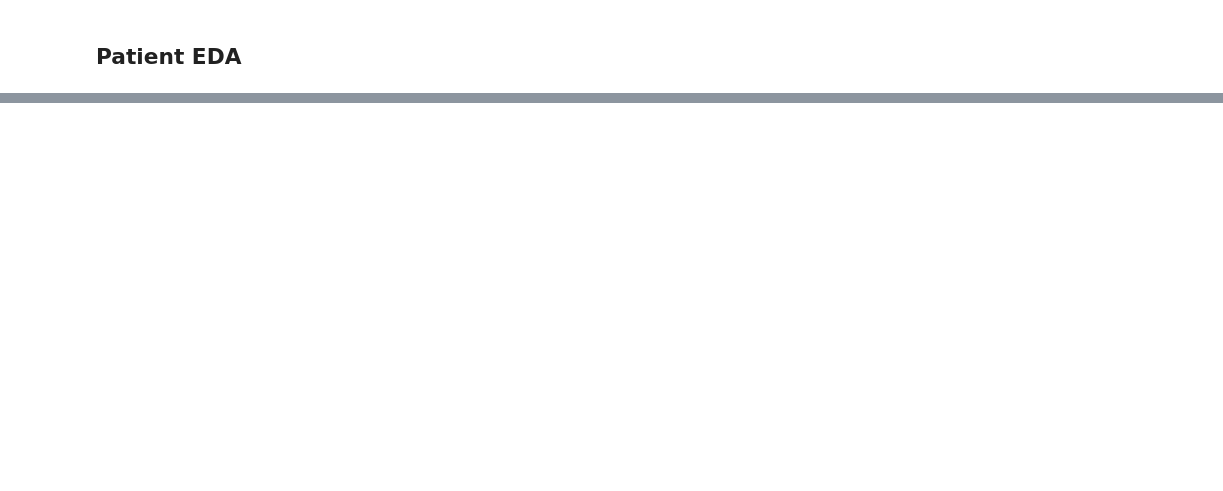
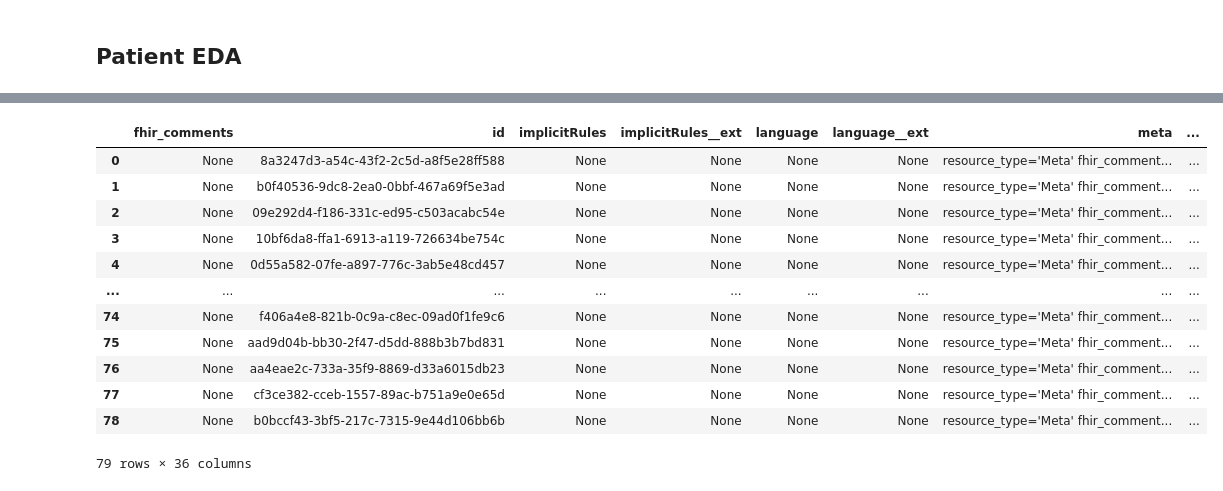
Before and after one commit to JoshuaStapleton21/exa-data-eng-assessment, a Jupyter notebook: EDA/FHIR_data_eda.ipynb, the cells around one changed output, grey strips where cells are left out. Drawn from its saved outputs; the diff is of its cells as text; code cells hidden in the pictures; blank space fills up the shorter version.

```diff
--- a/EDA/FHIR_data_eda.ipynb
+++ b/EDA/FHIR_data_eda.ipynb
@@ -37,15 +41,21 @@ print(set([e.resource.resource_type for e in bundle.entry]))
 # %% [markdown]
 ## Patient EDA
 # %%
-# extract the patient data
+# extract the patient data for the single example
 from fhir.resources.patient import Patient
 
 patient = Patient.parse_obj(bundle.entry[0].resource)
 
 # print all fields in the patient data object
-patient_field_list = [field for field,value in patient]
-print(patient_field_list)
+field_list = []
+type_list = []
+for field,value in patient:
+    field_list.append(field)
+    type_list.append(type(value))
+    print(field, value, type(value))
 
+print(field_list)
+print(set(type_list))
 # TODO: we need to check that all fields in the patient data object are valid/expected based on the FHIR model. This can be implemented as a test.
 # TODO: we also need to check that all field values in the patient data object are valid/expected based on the FHIR model. This can also be implemented as a test.
 # %% [output]
@@ -52,0 +110,44 @@ print(patient_field_list)
+# %%
+def patients_to_dataframe(patients):
+    """
+    Converts a list of FHIR Patient objects to a pandas dataframe.
+    :param patients: a list of FHIR Patient objects
+    :return: a pandas dataframe
+    """
+    columns = field_list
+    data = []
+
+    for patient in patients:
+        row = []
+        for attr in columns:
+            if hasattr(patient, attr):
+                value = getattr(patient, attr)
+                if isinstance(value, list):
+                    value = [str(item) if not isinstance(item, (int, float, bool)) else item for item in value]
+                elif not isinstance(value, (int, float, bool)):
+                    value = str(value)
+                row.append(value)
+            else:
+                row.append(None)
+        data.append(row)
+
+    df = pd.DataFrame(data, columns=columns)
+    return df
+
+patient_df = patients_to_dataframe(patient_object_list).drop(columns=['resource_type']) # we can drop this column because it is constant by definition
+# %%
+patient_df # look at the patient df
+# %% [output]
+|  | fhir_comments | id | implicitRules | implicitRules__ext | language | language__ext | meta | ... |
+| 0 | None | 8a3247d3-a54c-43f2-2c5d-a8f5e28ff588 | None | None | None | None | resource_type='Meta' fhir_comment... | ... |
+| 1 | None | b0f40536-9dc8-2ea0-0bbf-467a69f5e3ad | None | None | None | None | resource_type='Meta' fhir_comment... | ... |
+| 2 | None | 09e292d4-f186-331c-ed95-c503acabc54e | None | None | None | None | resource_type='Meta' fhir_comment... | ... |
+| 3 | None | 10bf6da8-ffa1-6913-a119-726634be754c | None | None | None | None | resource_type='Meta' fhir_comment... | ... |
+| 4 | None | 0d55a582-07fe-a897-776c-3ab5e48cd457 | None | None | None | None | resource_type='Meta' fhir_comment... | ... |
+| ... | ... | ... | ... | ... | ... | ... | ... | ... |
+| 74 | None | f406a4e8-821b-0c9a-c8ec-09ad0f1fe9c6 | None | None | None | None | resource_type='Meta' fhir_comment... | ... |
+| 75 | None | aad9d04b-bb30-2f47-d5dd-888b3b7bd831 | None | None | None | None | resource_type='Meta' fhir_comment... | ... |
+| 76 | None | aa4eae2c-733a-35f9-8869-d33a6015db23 | None | None | None | None | resource_type='Meta' fhir_comment... | ... |
+| 77 | None | cf3ce382-cceb-1557-89ac-b751a9e0e65d | None | None | None | None | resource_type='Meta' fhir_comment... | ... |
+| 78 | None | b0bccf43-3bf5-217c-7315-9e44d106bb6b | None | None | None | None | resource_type='Meta' fhir_comment... | ... |
+79 rows × 36 columns
```
Also changed, not shown: parts of 10 cells of this notebook, 7 other files.
